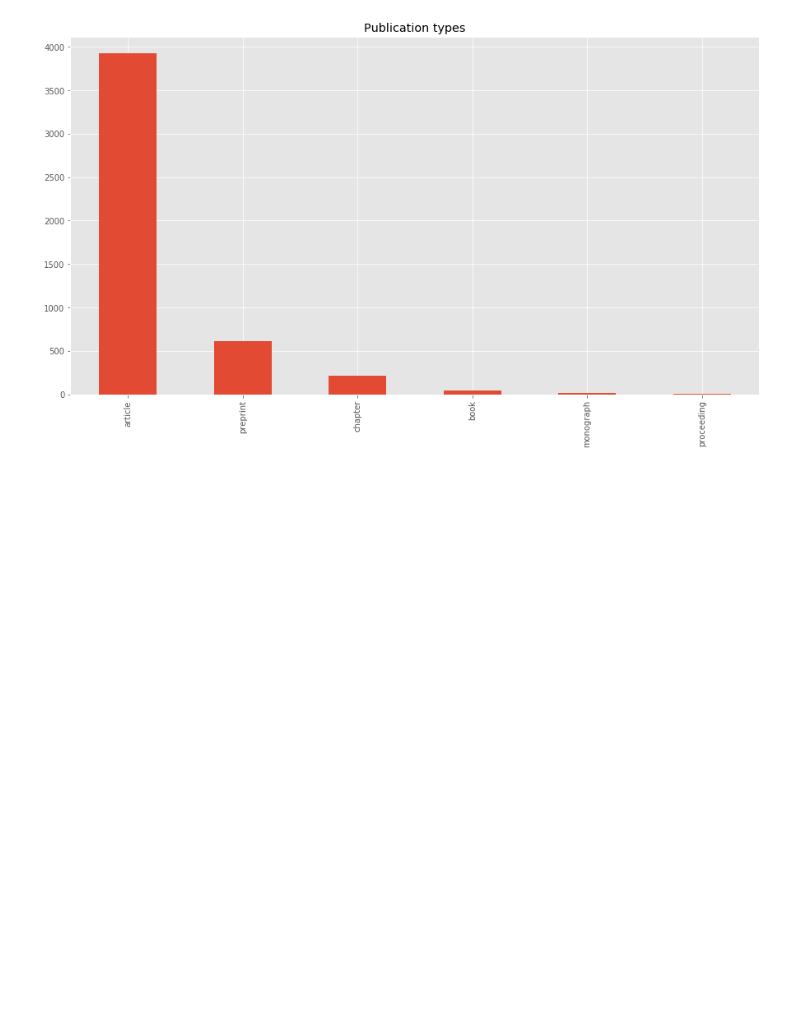
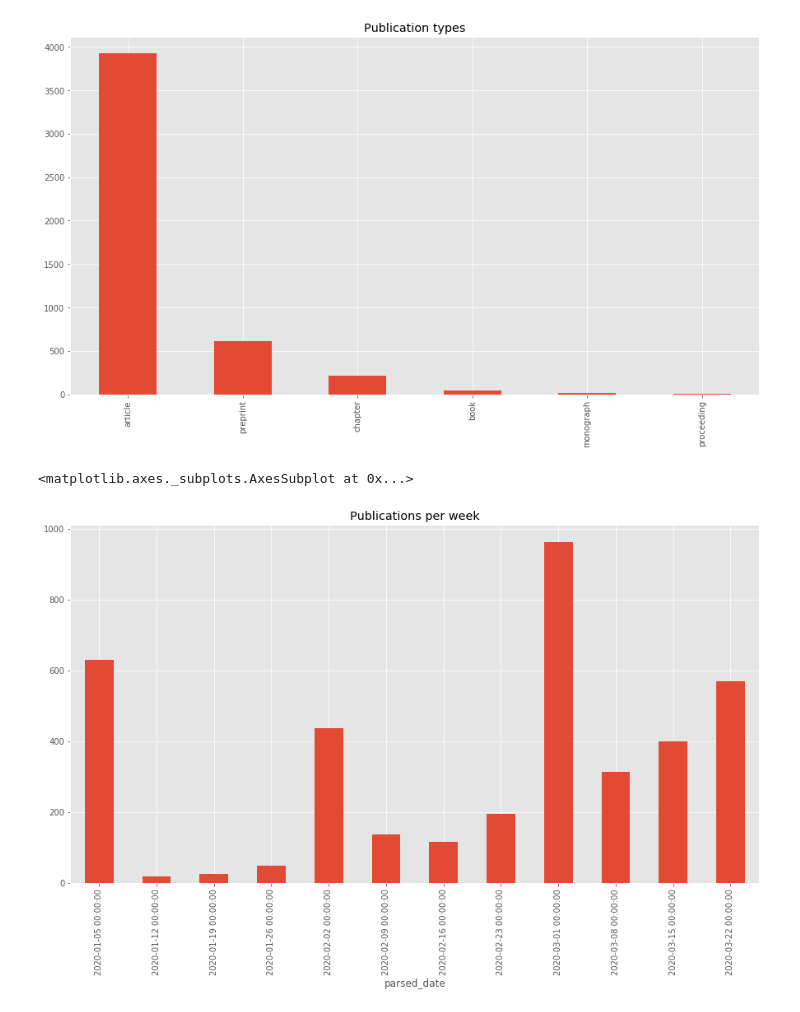
Before and after one commit to freecraver/cord-19-analysis, a Jupyter notebook: analysis/dimensions_analysis.ipynb, the cells around one changed output. Cells and saved outputs as stored; diff of their text form; code cells hidden in the pictures; blank space fills up the shorter version.

```diff
--- a/analysis/dimensions_analysis.ipynb
+++ b/analysis/dimensions_analysis.ipynb
@@ -96,3 +96,8 @@ monograph       11
 proceeding       1
 Name: Publication Type, dtype: int64
 [figure]
+# %%
+df_dim[df_dim['parsed_date'] < pd.Timestamp(2020,3,23)].set_index('parsed_date').resample('w').count()['Publisher'].plot(kind='bar', figsize=(15,8), title='Publications per week')
+# %% [output]
+<matplotlib.axes._subplots.AxesSubplot at 0x...>
+[figure, added]
```
Also changed, not shown: 4 other files.
